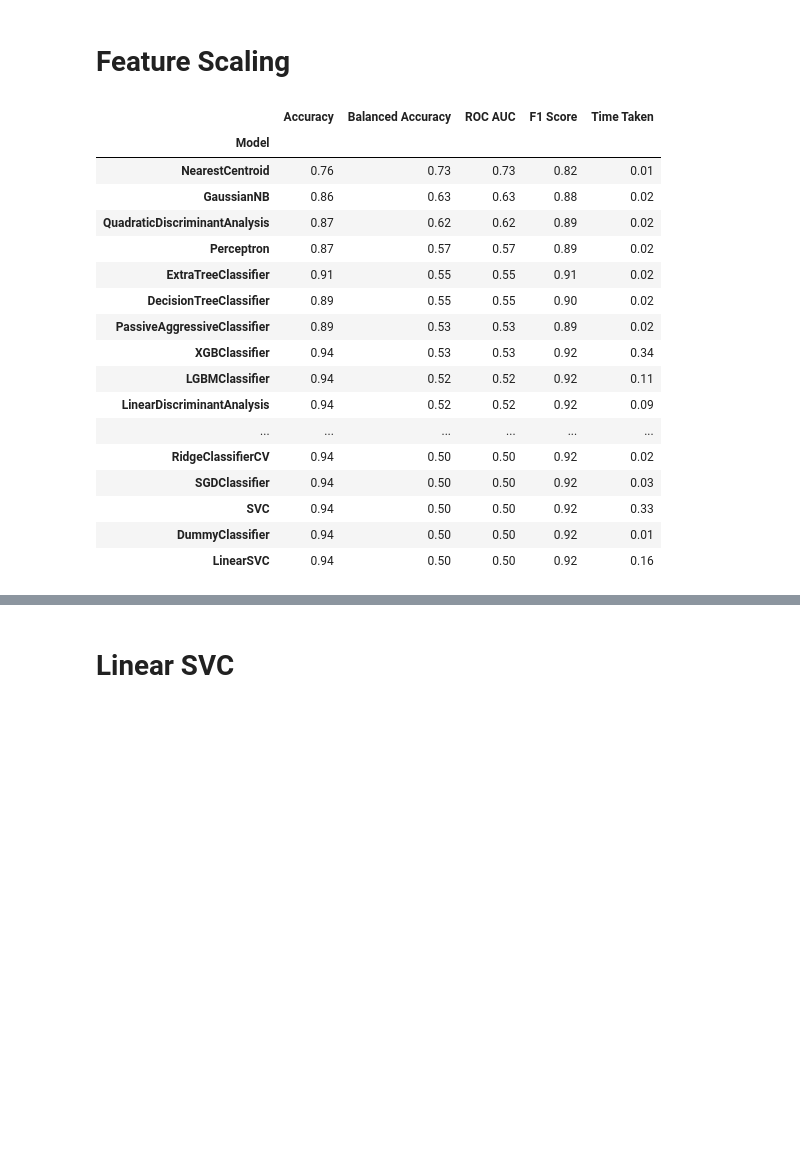
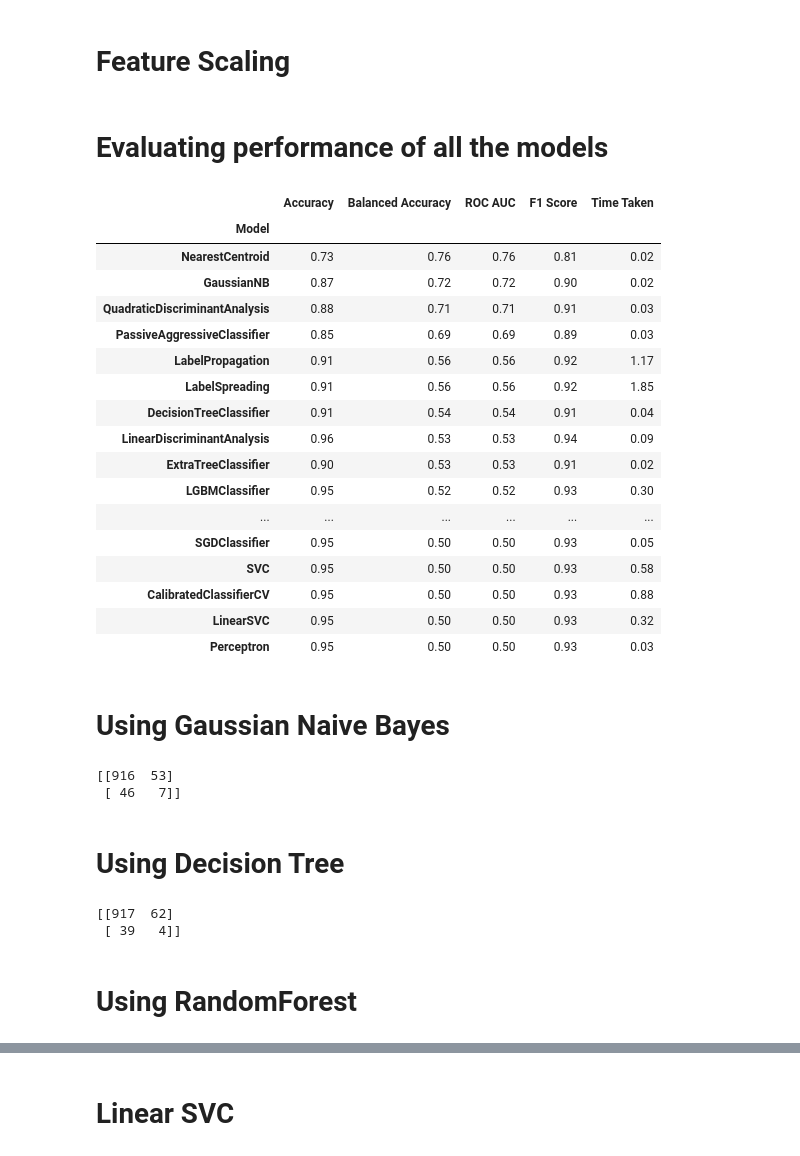
Before and after one commit to Devasy23/Heart-Disease-Pred, a Jupyter notebook: stroke_predictor.ipynb, the cells around one changed output, grey strips where cells are left out. Saved outputs shown, nothing was run; the diff lists cells and outputs as text; code cells hidden in the pictures; blank space fills up the shorter version.

```diff
--- a/stroke_predictor.ipynb
+++ b/stroke_predictor.ipynb
@@ -305,32 +213,61 @@ X = s.fit_transform(X)
 from sklearn.model_selection import train_test_split
 from sklearn.linear_model import LogisticRegression
 from sklearn import metrics
+# %% [markdown]
+# Evaluating performance of all the models
 # %%
 from sklearn.linear_model import Perceptron, SGDClassifier, PassiveAggressiveClassifier
 from sklearn.metrics import accuracy_score
 # Use LazyPredictor to find the best model
 from lazypredict.Supervised import LazyClassifier
 X_train, X_test, y_train, y_test = train_test_split(X,y, test_size=0.25)
 
 clf = LazyClassifier(verbose=0, ignore_warnings=True, custom_metric=None)
 models, predictions = clf.fit(X_train, X_test, y_train, y_test)
-models
+# models
+predictions
 # %% [output]
 |  | Accuracy | Balanced Accuracy | ROC AUC | F1 Score | Time Taken |
 | Model |  |  |  |  |  |
-| NearestCentroid | 0.76 | 0.73 | 0.73 | 0.82 | 0.01 |
-| GaussianNB | 0.86 | 0.63 | 0.63 | 0.88 | 0.02 |
-| QuadraticDiscriminantAnalysis | 0.87 | 0.62 | 0.62 | 0.89 | 0.02 |
-| Perceptron | 0.87 | 0.57 | 0.57 | 0.89 | 0.02 |
-| ExtraTreeClassifier | 0.91 | 0.55 | 0.55 | 0.91 | 0.02 |
-| DecisionTreeClassifier | 0.89 | 0.55 | 0.55 | 0.90 | 0.02 |
-| PassiveAggressiveClassifier | 0.89 | 0.53 | 0.53 | 0.89 | 0.02 |
-| XGBClassifier | 0.94 | 0.53 | 0.53 | 0.92 | 0.34 |
-| LGBMClassifier | 0.94 | 0.52 | 0.52 | 0.92 | 0.11 |
-| LinearDiscriminantAnalysis | 0.94 | 0.52 | 0.52 | 0.92 | 0.09 |
+| NearestCentroid | 0.73 | 0.76 | 0.76 | 0.81 | 0.02 |
+| GaussianNB | 0.87 | 0.72 | 0.72 | 0.90 | 0.02 |
+| QuadraticDiscriminantAnalysis | 0.88 | 0.71 | 0.71 | 0.91 | 0.03 |
+| PassiveAggressiveClassifier | 0.85 | 0.69 | 0.69 | 0.89 | 0.03 |
+| LabelPropagation | 0.91 | 0.56 | 0.56 | 0.92 | 1.17 |
+| LabelSpreading | 0.91 | 0.56 | 0.56 | 0.92 | 1.85 |
+| DecisionTreeClassifier | 0.91 | 0.54 | 0.54 | 0.91 | 0.04 |
+| LinearDiscriminantAnalysis | 0.96 | 0.53 | 0.53 | 0.94 | 0.09 |
+| ExtraTreeClassifier | 0.90 | 0.53 | 0.53 | 0.91 | 0.02 |
+| LGBMClassifier | 0.95 | 0.52 | 0.52 | 0.93 | 0.30 |
 | ... | ... | ... | ... | ... | ... |
-| RidgeClassifierCV | 0.94 | 0.50 | 0.50 | 0.92 | 0.02 |
-| SGDClassifier | 0.94 | 0.50 | 0.50 | 0.92 | 0.03 |
-| SVC | 0.94 | 0.50 | 0.50 | 0.92 | 0.33 |
-| DummyClassifier | 0.94 | 0.50 | 0.50 | 0.92 | 0.01 |
-| LinearSVC | 0.94 | 0.50 | 0.50 | 0.92 | 0.16 |
+| SGDClassifier | 0.95 | 0.50 | 0.50 | 0.93 | 0.05 |
+| SVC | 0.95 | 0.50 | 0.50 | 0.93 | 0.58 |
+| CalibratedClassifierCV | 0.95 | 0.50 | 0.50 | 0.93 | 0.88 |
+| LinearSVC | 0.95 | 0.50 | 0.50 | 0.93 | 0.32 |
+| Perceptron | 0.95 | 0.50 | 0.50 | 0.93 | 0.03 |
+# %% [markdown]
+# Using Gaussian Naive Bayes
+# %%
+from sklearn.naive_bayes import GaussianNB
+g = GaussianNB()
+Xtrain,Xtest,Ytrain,Ytest = train_test_split(X,y,test_size=0.2)
+g.fit(Xtrain,Ytrain)
+Ypred=g.predict(Xtest)
+print(metrics.confusion_matrix(Ytest,Ypred))
+# %% [output]
+[[916  53]
+ [ 46   7]]
+# %% [markdown]
+# Using Decision Tree
+# %%
+from sklearn.tree import DecisionTreeClassifier
+t = DecisionTreeClassifier()
+Xtrain,Xtest,Ytrain,Ytest = train_test_split(X,y,test_size=0.2)
+t.fit(Xtrain,Ytrain)
+Ypred=t.predict(Xtest)
+print(metrics.confusion_matrix(Ytest,Ypred))
+# %% [output]
+[[917  62]
+ [ 39   4]]
+# %% [markdown]
+# Using RandomForest
```
Also changed, not shown: parts of 26 cells of this notebook.
